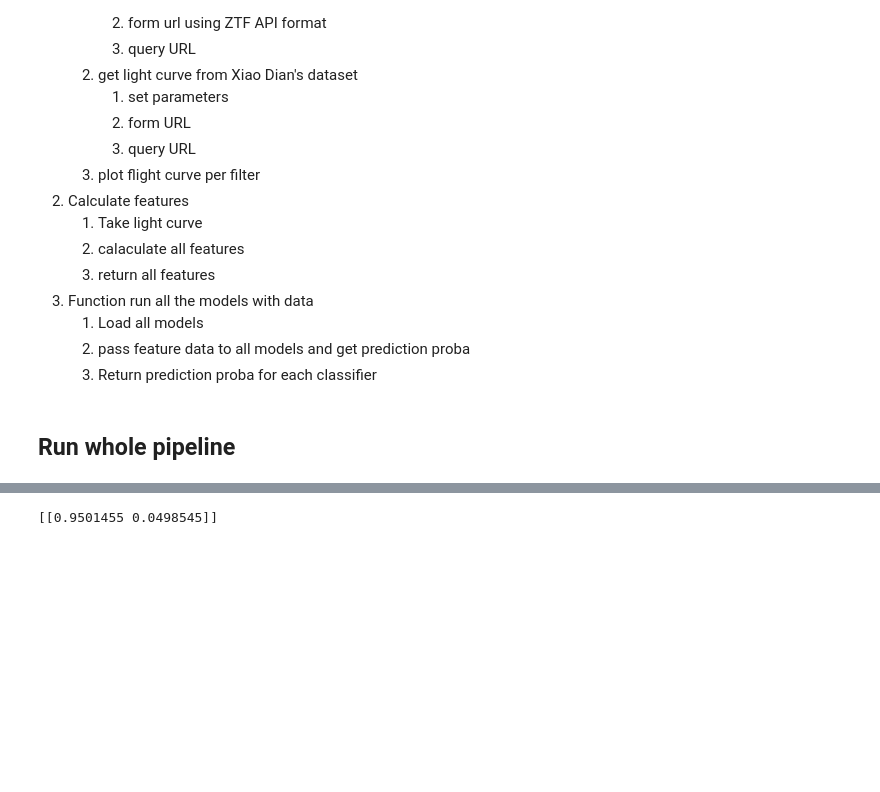
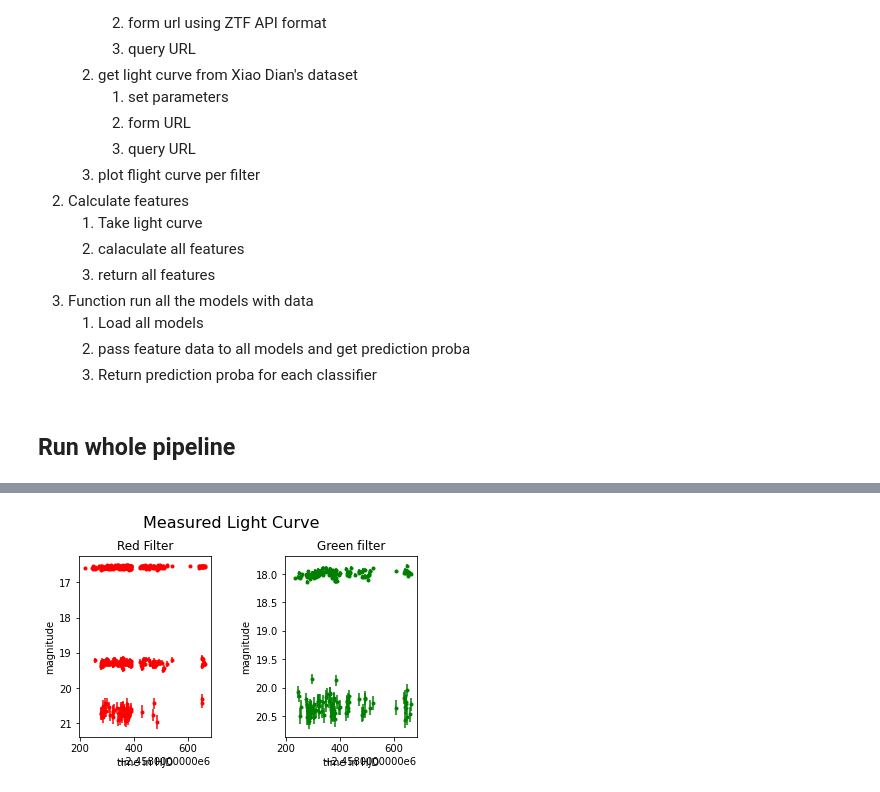
Before and after one commit to truptimr/UCSD-MLE-ZTF, a Jupyter notebook: notebooks/End-to-End-Pipeline.ipynb, the cells around one changed output, grey strips where cells are left out. Drawn from its saved outputs; the diff is of its cells as text; code cells hidden in the pictures; blank space fills up the shorter version.

```diff
--- a/notebooks/End-to-End-Pipeline.ipynb
+++ b/notebooks/End-to-End-Pipeline.ipynb
@@ -81,4 +80,30 @@ def query_lightcurve_DR(RA, Dec):
     return lc, lc_complete
+# %%
+def plot_lc(lc):
+    """
+    Function to plot the light curves
+    """
+    data1 = lc[lc['band']=='r']
+    data2 = lc[lc['band']=='g']
+
+    fig, axs = plt.subplots(nrows=1, ncols=2, sharex=True)
+    ax = axs[0]
+    ax.errorbar(data1['HJD'],data1['mag'],yerr = data1['e_mag'],fmt='r.')
+    ax.invert_yaxis() # smaller magnitude means brighter stars, so invert the axis
+    ax.set_xlabel ('time in HJD')
+    ax.set_ylabel('magnitude')
+    ax.set_title('Red Filter')
+
+    ax = axs[1]
+    ax.errorbar(data2['HJD'],data2['mag'],yerr = data2['e_mag'],fmt='g.')
+    ax.invert_yaxis() # smaller magnitude means brighter stars, so invert the axis
+    ax.set_xlabel('time in HJD')
+    ax.set_ylabel('magnitude')
+    ax.set_title('Green filter')
+
+    fig.tight_layout(pad=3.0)
+    fig.suptitle('Measured Light Curve', fontsize=16)
+    plt.show()
 # %%
 def weighted_mean(mag,mag_err):
     mag2 = (mag_err*mag_err) # mag err square
@@ -307,7 +352,5 @@ features.head()
 1 rows × 24 columns
 # %%
-classification_prob=list(prob.values())
+plot_lc(lc2)
+# %% [output]
+[figure, added]
-# %%
-print(classification_prob[0])
-# %% [output]
-[[0.9501455 0.0498545]]
```
Also changed, not shown: parts of 9 cells of this notebook, 1 other file.
